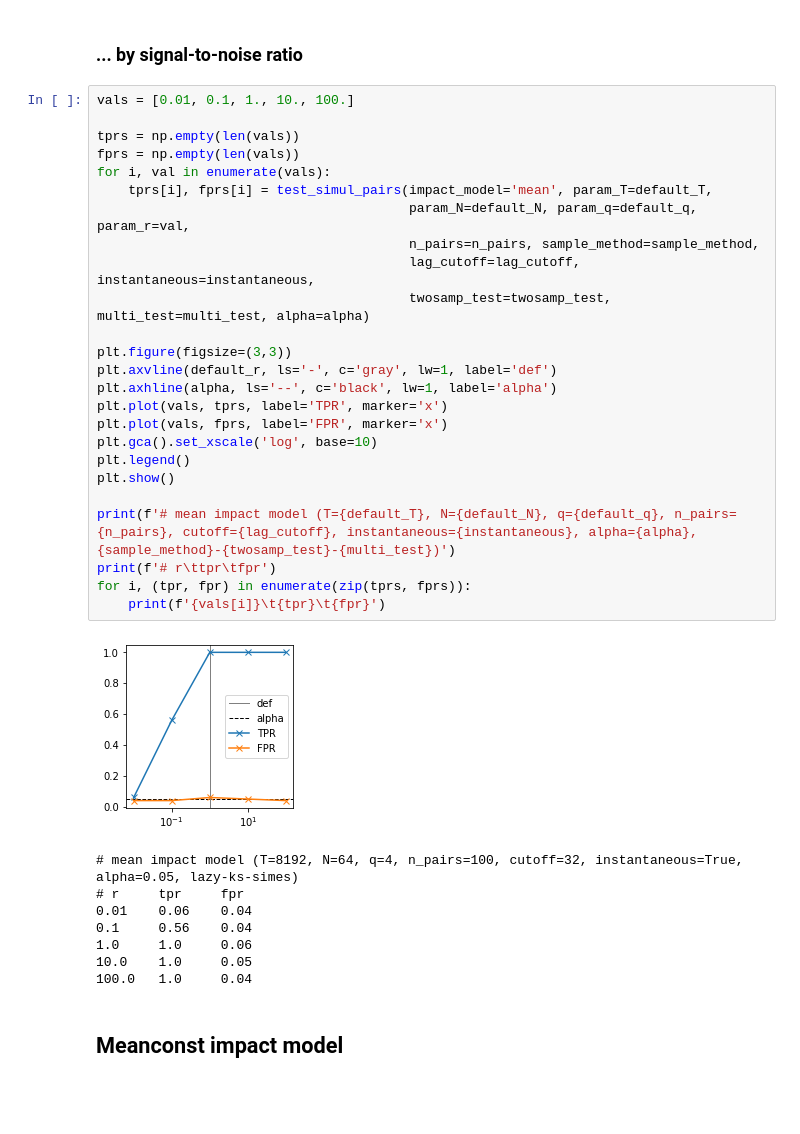
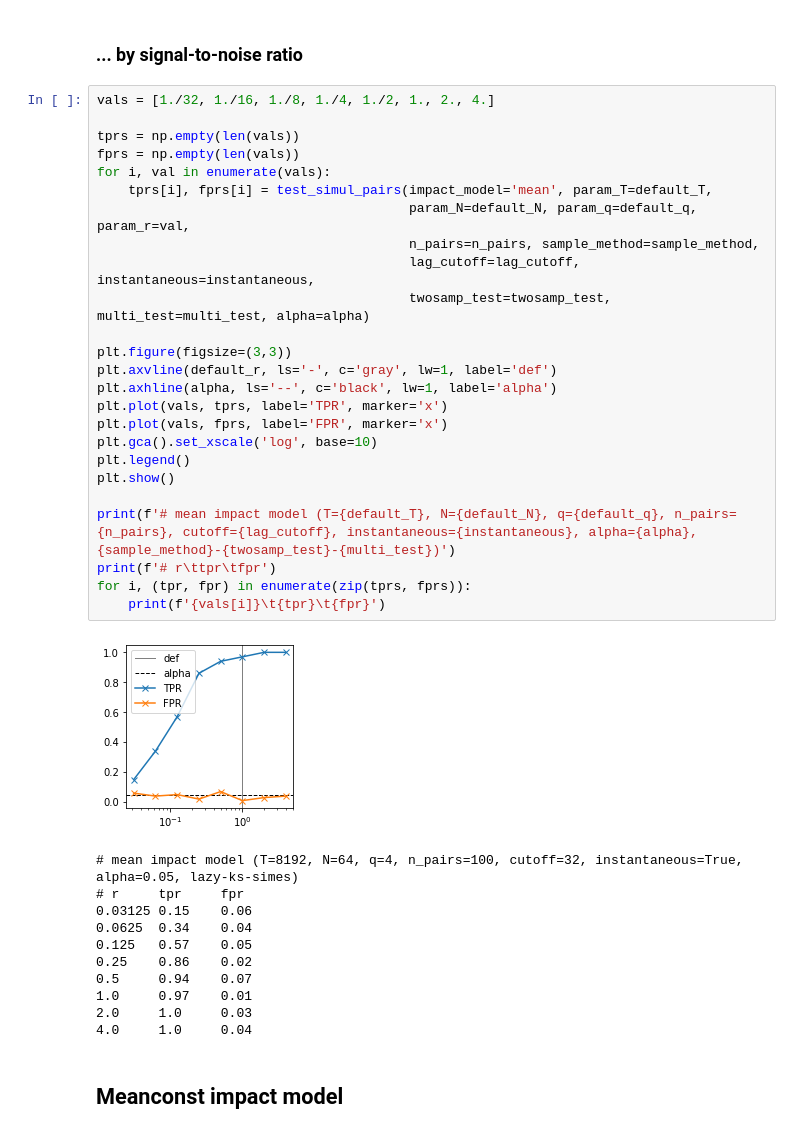
Before and after one commit to diozaka/eitest, a Jupyter notebook: simulations.ipynb, the cells around one changed output. Cells and saved outputs as stored; diff of their text form; blank space fills up the shorter version.

```diff
--- a/simulations.ipynb
+++ b/simulations.ipynb
@@ -255,39 +255,42 @@ print()
 # %% [markdown]
 ### ... by signal-to-noise ratio
 # %%
-vals = [0.01, 0.1, 1., 10., 100.]
+vals = [1./32, 1./16, 1./8, 1./4, 1./2, 1., 2., 4.]
 
 tprs = np.empty(len(vals))
 fprs = np.empty(len(vals))
 for i, val in enumerate(vals):
     tprs[i], fprs[i] = test_simul_pairs(impact_model='mean', param_T=default_T,
                                         param_N=default_N, param_q=default_q, param_r=val,
                                         n_pairs=n_pairs, sample_method=sample_method,
                                         lag_cutoff=lag_cutoff, instantaneous=instantaneous,
                                         twosamp_test=twosamp_test, multi_test=multi_test, alpha=alpha)
 
 plt.figure(figsize=(3,3))
 plt.axvline(default_r, ls='-', c='gray', lw=1, label='def')
 plt.axhline(alpha, ls='--', c='black', lw=1, label='alpha')
 plt.plot(vals, tprs, label='TPR', marker='x')
 plt.plot(vals, fprs, label='FPR', marker='x')
 plt.gca().set_xscale('log', base=10)
 plt.legend()
 plt.show()
 
 print(f'# mean impact model (T={default_T}, N={default_N}, q={default_q}, n_pairs={n_pairs}, cutoff={lag_cutoff}, instantaneous={instantaneous}, alpha={alpha}, {sample_method}-{twosamp_test}-{multi_test})')
 print(f'# r\ttpr\tfpr')
 for i, (tpr, fpr) in enumerate(zip(tprs, fprs)):
     print(f'{vals[i]}\t{tpr}\t{fpr}')
 # %% [output]
-[figure, old version]
+[figure, new version]
 # mean impact model (T=8192, N=64, q=4, n_pairs=100, cutoff=32, instantaneous=True, alpha=0.05, lazy-ks-simes)
 # r     tpr     fpr
-0.01    0.06    0.04
-0.1     0.56    0.04
-1.0     1.0     0.06
-10.0    1.0     0.05
-100.0   1.0     0.04
+0.03125 0.15    0.06
+0.0625  0.34    0.04
+0.125   0.57    0.05
+0.25    0.86    0.02
+0.5     0.94    0.07
+1.0     0.97    0.01
+2.0     1.0     0.03
+4.0     1.0     0.04
 # %% [markdown]
 ## Meanconst impact model
 # %%
```
Also changed, not shown: parts of 2 cells of this notebook.
